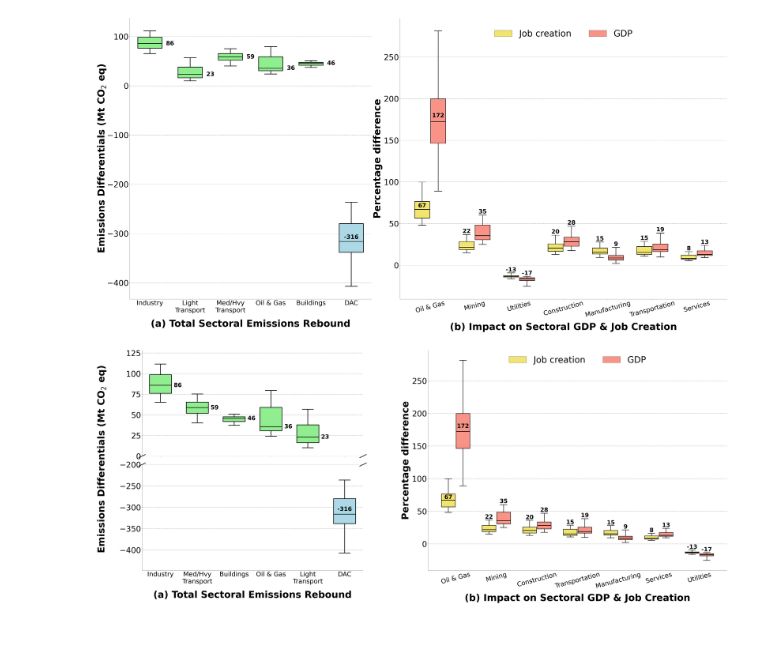
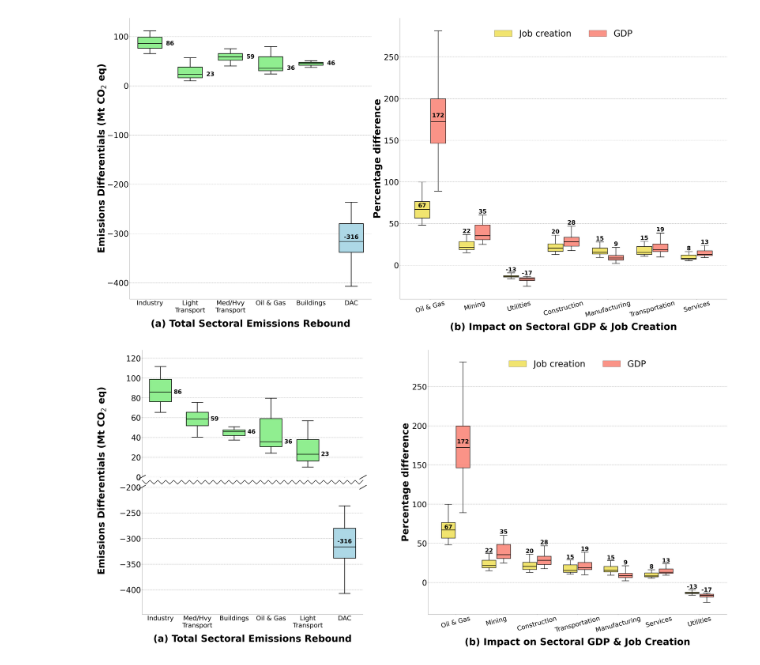
Before and after one commit to FYAbdulla/CDR-SectoralRebound, a Jupyter notebook: 6. GDP and Job Impacts/Economic Impacts.ipynb, the cells around one changed output. Cells and saved outputs as stored; diff of their text form; code cells hidden in the pictures; blank space fills up the shorter version.

Commit message:
Fixed Visuals

```diff
--- a/6. GDP and Job Impacts/Economic Impacts.ipynb
+++ b/6. GDP and Job Impacts/Economic Impacts.ipynb
@@ -830,7 +830,7 @@ gdp_stats_2050 = [gdp_stats_2050[i] for i in right_order]
 # Use a 2-row layout so the left subplot can have a broken y-axis.
 # The right subplot spans both rows.
 
-fig = plt.figure(figsize=(60, 30))
+fig = plt.figure(figsize=(60, 36))
 
 gs = fig.add_gridspec(
     2, 2,
@@ -919,6 +919,30 @@ kwargs.update(transform=ax1_bottom.transAxes)
 ax1_bottom.plot((-d, +d), (1 - d, 1 + d), **kwargs)
 ax1_bottom.plot((1 - d, 1 + d), (1 - d, 1 + d), **kwargs)
 
+# ------------------- Add full-width zigzag break line ------------------- #
+import numpy as np
+
+# Draw zigzag in ax1_bottom axis coordinates
+# x goes from 0 to 1 across the full subplot width
+# y is slightly above the top of ax1_bottom
+n_zigs = 28
+amp = 0.015
+y_base = 1.04
+
+xs = np.linspace(0, 1, n_zigs * 2 + 1)
+ys = np.array([
+    y_base + amp if j % 2 == 0 else y_base - amp
+    for j in range(len(xs))
+])
+
+ax1_bottom.plot(
+    xs,
+    ys,
+    transform=ax1_bottom.transAxes,
+    color='black',
+    linewidth=3,
+    clip_on=False
+)
 
 # Function to wrap x-axis labels
 def wrap_labels(labels, width):
@@ -1120,31 +1144,31 @@ for i, (pos, stats) in enumerate(zip(positions_gdp, gdp_stats_2050)):
 legend_handles = [
     Patch(facecolor="#EFE056", edgecolor="black", alpha=0.85, label="Job creation"),
     Patch(facecolor="salmon", edgecolor="black", alpha=0.85, label="GDP"),
 ]
 
 ax2.legend(
     handles=legend_handles,
     loc='lower center',
     bbox_to_anchor=(0.5, 0.9),
     ncol=2,
     frameon=False,
     fontsize=60
 )
 
 # Final spine cleanup
 for ax in [ax1_top, ax1_bottom, ax2]:
     ax.spines['top'].set_visible(False)
     ax.spines['right'].set_visible(False)
 
 plt.subplots_adjust(
     left=0.05,
     right=0.98,
     top=0.92,
     bottom=0.22,
     wspace=0.25,
     hspace=0.08
 )
 
 plt.show()
 # %% [output]
-[figure, old version]
+[figure, new version]
```
Also changed, not shown: 1 other file.
